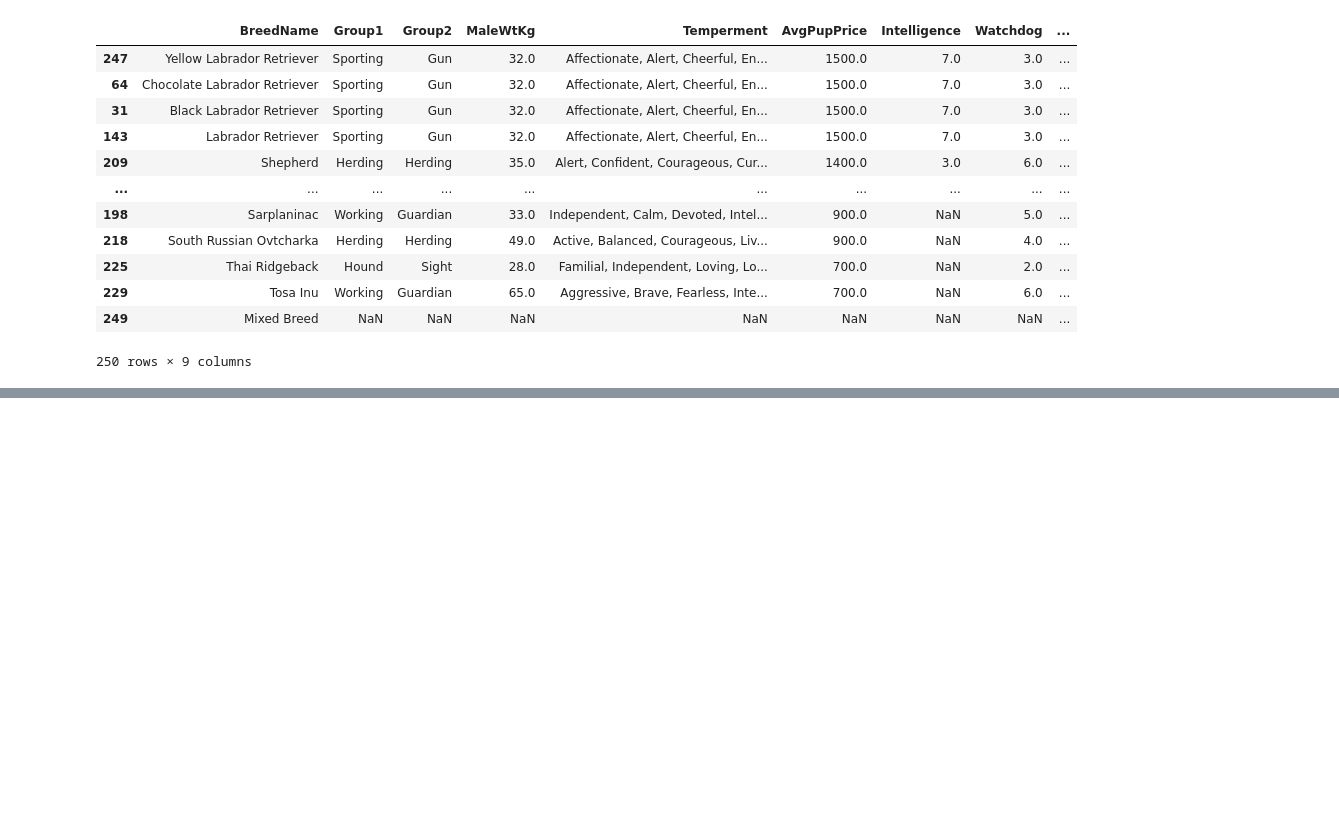
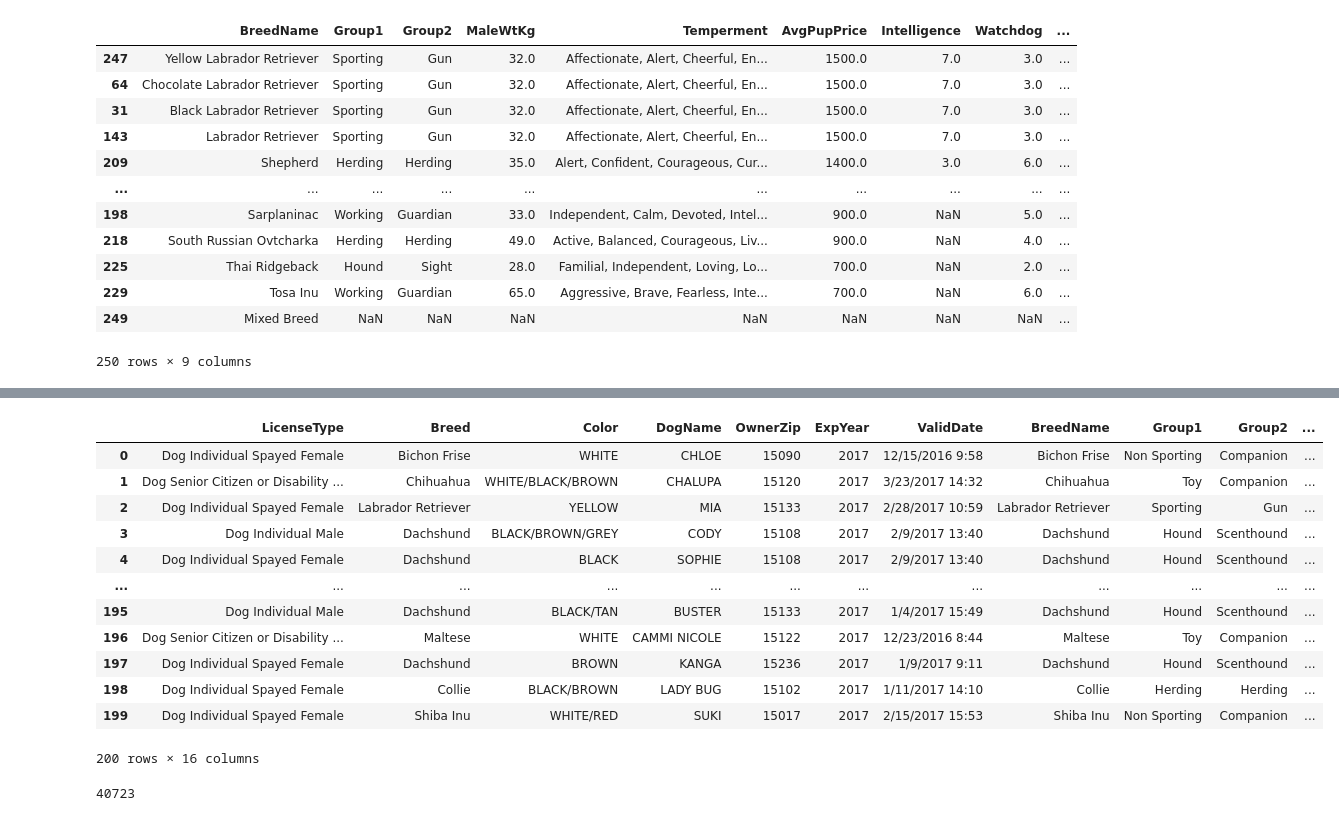
Before and after one commit to anikraze/no_dog_etl, a Jupyter notebook: Untitled.ipynb, the cells around one changed output, grey strips where cells are left out. Drawn from its saved outputs; the diff is of its cells as text; code cells hidden in the pictures; blank space fills up the shorter version.

```diff
--- a/Untitled.ipynb
+++ b/Untitled.ipynb
@@ -294,0 +522,14 @@ os.getcwd()
+# %%
+for i, row in nyc_df.iterrows():
+    value = "American Eskimo Dog"
+    if nyc_df.loc[i, "Breed"]=="Am Eskimo Dog":
+        nyc_df.at[i,"Breed"] = value
+# %%
+for i, row in nyc_df.iterrows():
+    value = "Miniature Poodle"
+    if nyc_df.loc[i, "Breed"]=="Poodle Min":
+        nyc_df.at[i,"Breed"] = value
+# %%
+nyc_df.drop(nyc_df[nyc_df['Breed'] == "Mixed"].index, inplace = True)
+# %%
+nyc_df.drop(nyc_df[nyc_df['Breed'] == "Tag"].index, inplace = True)
@@ -294,0 +558,21 @@ os.getcwd()
+# %%
+merged_nyc = nyc_df.merge(df, how="left", left_on="Breed", right_on="BreedName")
+merged_nyc.head(200)
+# %% [output]
+|  | LicenseType | Breed | Color | DogName | OwnerZip | ExpYear | ValidDate | BreedName | Group1 | Group2 | ... |
+| 0 | Dog Individual Spayed Female | Bichon Frise | WHITE | CHLOE | 15090 | 2017 | 12/15/2016 9:58 | Bichon Frise | Non Sporting | Companion | ... |
+| 1 | Dog Senior Citizen or Disability ... | Chihuahua | WHITE/BLACK/BROWN | CHALUPA | 15120 | 2017 | 3/23/2017 14:32 | Chihuahua | Toy | Companion | ... |
+| 2 | Dog Individual Spayed Female | Labrador Retriever | YELLOW | MIA | 15133 | 2017 | 2/28/2017 10:59 | Labrador Retriever | Sporting | Gun | ... |
+| 3 | Dog Individual Male | Dachshund | BLACK/BROWN/GREY | CODY | 15108 | 2017 | 2/9/2017 13:40 | Dachshund | Hound | Scenthound | ... |
+| 4 | Dog Individual Spayed Female | Dachshund | BLACK | SOPHIE | 15108 | 2017 | 2/9/2017 13:40 | Dachshund | Hound | Scenthound | ... |
+| ... | ... | ... | ... | ... | ... | ... | ... | ... | ... | ... | ... |
+| 195 | Dog Individual Male | Dachshund | BLACK/TAN | BUSTER | 15133 | 2017 | 1/4/2017 15:49 | Dachshund | Hound | Scenthound | ... |
+| 196 | Dog Senior Citizen or Disability ... | Maltese | WHITE | CAMMI NICOLE | 15122 | 2017 | 12/23/2016 8:44 | Maltese | Toy | Companion | ... |
+| 197 | Dog Individual Spayed Female | Dachshund | BROWN | KANGA | 15236 | 2017 | 1/9/2017 9:11 | Dachshund | Hound | Scenthound | ... |
+| 198 | Dog Individual Spayed Female | Collie | BLACK/BROWN | LADY BUG | 15102 | 2017 | 1/11/2017 14:10 | Collie | Herding | Herding | ... |
+| 199 | Dog Individual Spayed Female | Shiba Inu | WHITE/RED | SUKI | 15017 | 2017 | 2/15/2017 15:53 | Shiba Inu | Non Sporting | Companion | ... |
+200 rows × 16 columns
+# %%
+merged_nyc.isna().sum().sum()
+# %% [output]
+40723
```
Also changed, not shown: parts of 99 cells of this notebook, 2 other files.
